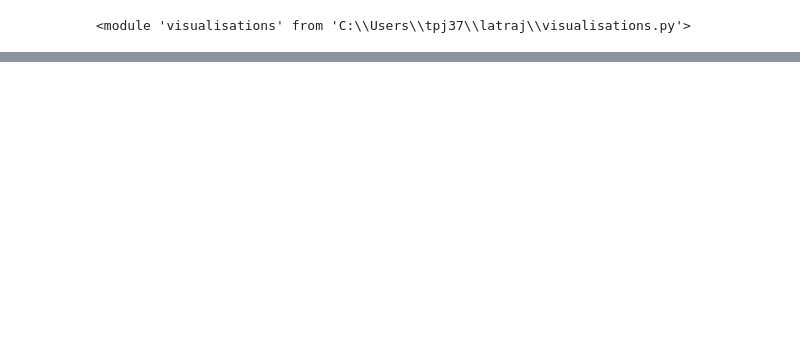
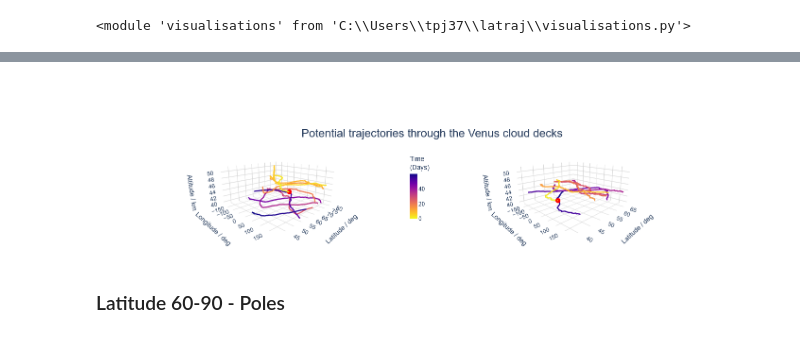
Before and after one commit to maureenjcohen/latraj, a Jupyter notebook: analysis.ipynb, the cells around one changed output, grey strips where cells are left out. Cells and saved outputs as stored; diff of their text form; code cells hidden in the pictures; blank space fills up the shorter version.

```diff
--- a/analysis.ipynb
+++ b/analysis.ipynb
@@ -30,0 +37,9 @@ traj3d(ds, 3)
+# %%
+import xarray as xr
+from visualisations import doubletraj
+ds = xr.open_zarr('outputs/Test2.zarr')
+doubletraj(ds)          # all trajectories on one 3-D plot
+# %% [output]
+[figure, added]
+# %% [markdown]
+### Latitude 60-90 - Poles
```
Also changed, not shown: parts of 12 cells of this notebook.
